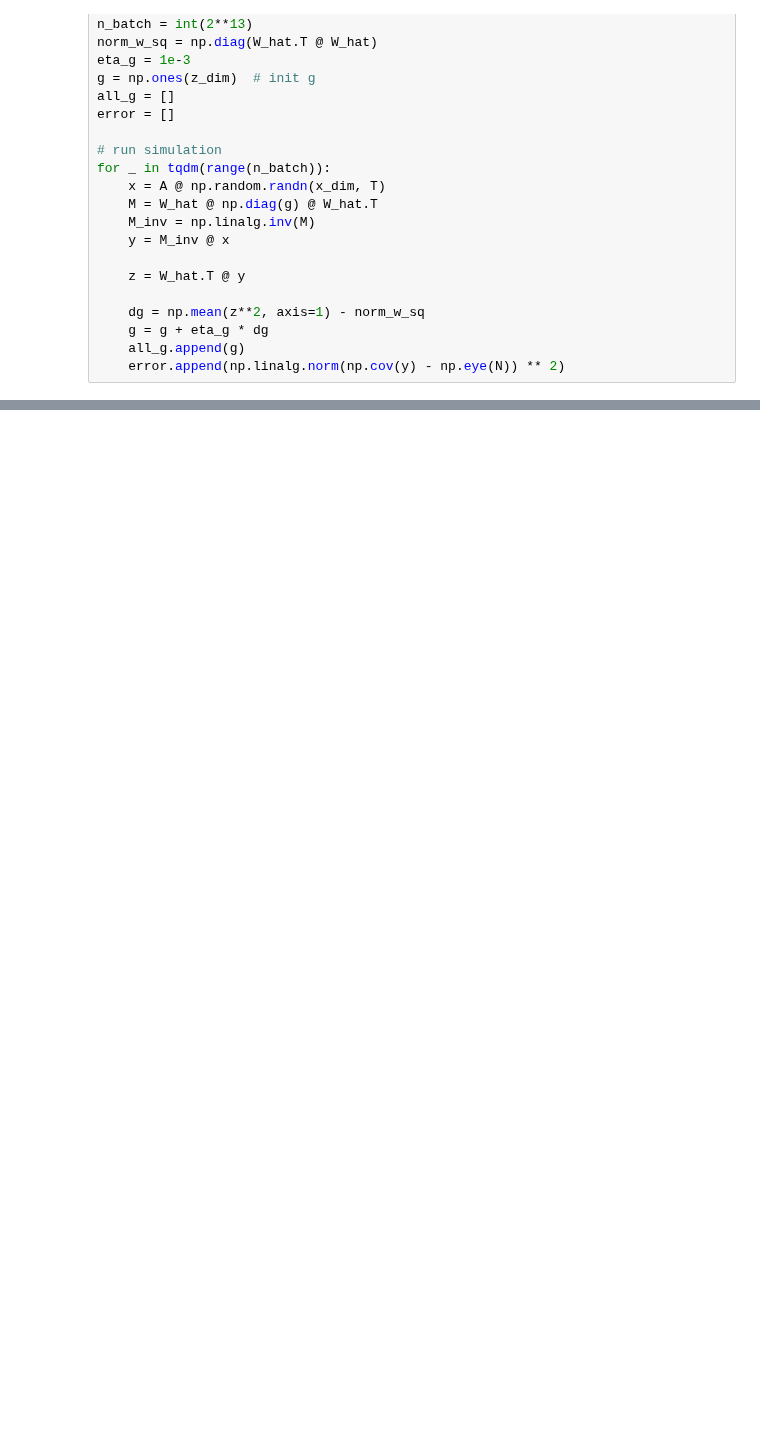
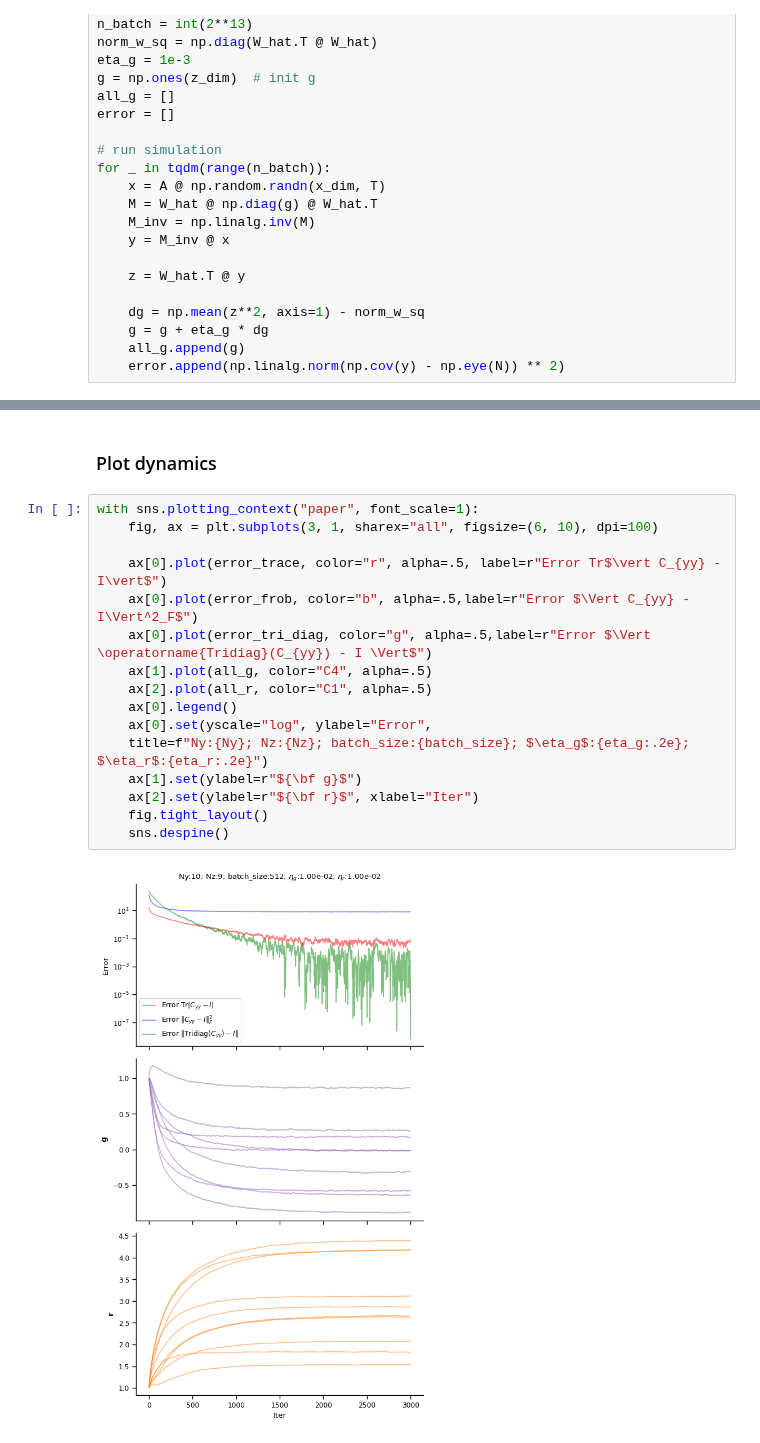
Before and after one commit to lyndond/frame_whitening, a Jupyter notebook: figures/convolutional_v3.ipynb, the cells around one changed output, grey strips where cells are left out. Drawn from its saved outputs; the diff is of its cells as text; blank space fills up the shorter version.

```diff
--- a/figures/convolutional_v3.ipynb
+++ b/figures/convolutional_v3.ipynb
@@ -97,0 +164,20 @@ with sns.plotting_context("paper", font_scale=1.5):
+# %% [markdown]
+### Plot dynamics
+# %%
+with sns.plotting_context("paper", font_scale=1):
+    fig, ax = plt.subplots(3, 1, sharex="all", figsize=(6, 10), dpi=100)
+
+    ax[0].plot(error_trace, color="r", alpha=.5, label=r"Error Tr$\vert C_{yy} - I\vert$")
+    ax[0].plot(error_frob, color="b", alpha=.5,label=r"Error $\Vert C_{yy} - I\Vert^2_F$")
+    ax[0].plot(error_tri_diag, color="g", alpha=.5,label=r"Error $\Vert \operatorname{Tridiag}(C_{yy}) - I \Vert$")
+    ax[1].plot(all_g, color="C4", alpha=.5)
+    ax[2].plot(all_r, color="C1", alpha=.5)
+    ax[0].legend()
+    ax[0].set(yscale="log", ylabel="Error",
+    title=f"Ny:{Ny}; Nz:{Nz}; batch_size:{batch_size}; $\eta_g$:{eta_g:.2e}; $\eta_r$:{eta_r:.2e}")
+    ax[1].set(ylabel=r"${\bf g}$")
+    ax[2].set(ylabel=r"${\bf r}$", xlabel="Iter")
+    fig.tight_layout()
+    sns.despine()
+# %% [output]
+[figure, added]
```
Also changed, not shown: parts of 11 cells of this notebook.
